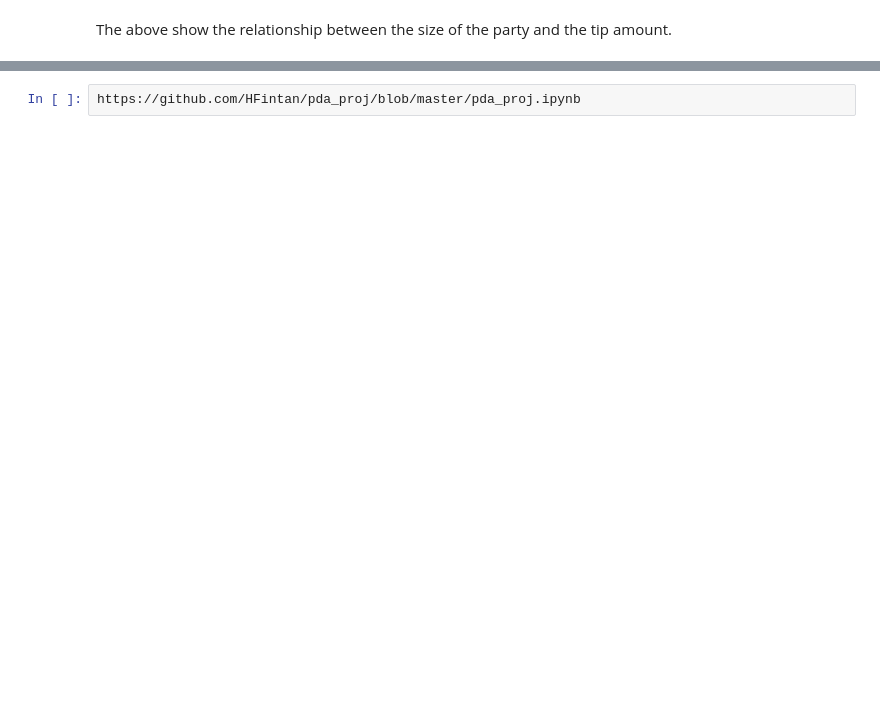
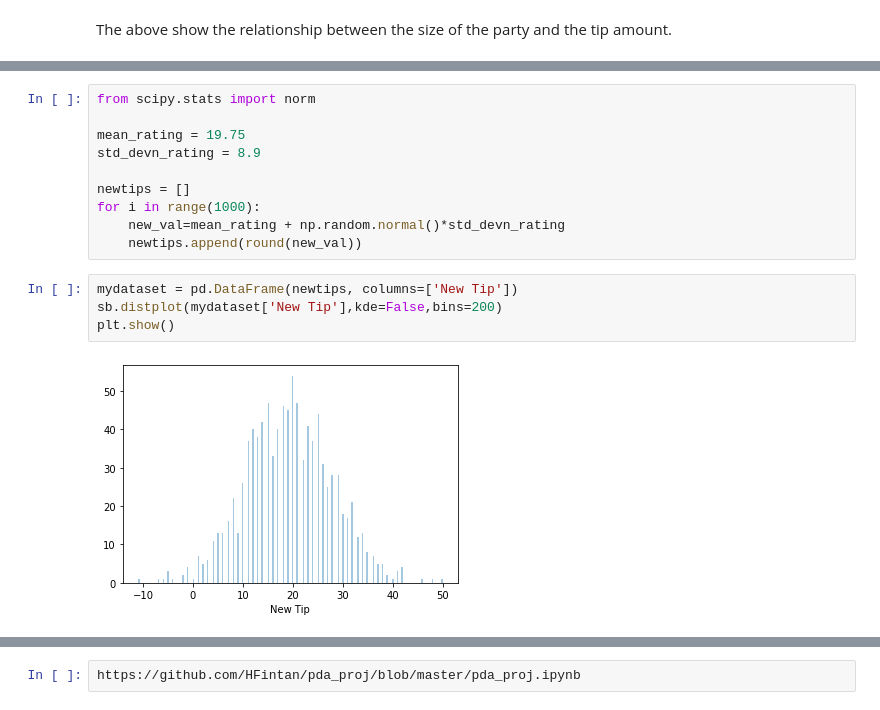
Before and after one commit to LauraBrogan/Programming-Project-2020, a Jupyter notebook: Programming Project 2020.ipynb, the cells around one changed output, grey strips where cells are left out. Drawn from its saved outputs; the diff is of its cells as text; blank space fills up the shorter version.

```diff
--- a/Programming Project 2020.ipynb
+++ b/Programming Project 2020.ipynb
@@ -92,0 +140,16 @@ The above show the relationship between the size of the party and the tip amount
+# %%
+from scipy.stats import norm
+
+mean_rating = 19.75
+std_devn_rating = 8.9
+
+newtips = []
+for i in range(1000):
+    new_val=mean_rating + np.random.normal()*std_devn_rating
+    newtips.append(round(new_val))
+# %%
+mydataset = pd.DataFrame(newtips, columns=['New Tip'])
+sb.distplot(mydataset['New Tip'],kde=False,bins=200)
+plt.show()
+# %% [output]
+[figure, added]
```
Also changed, not shown: parts of 11 cells of this notebook.
